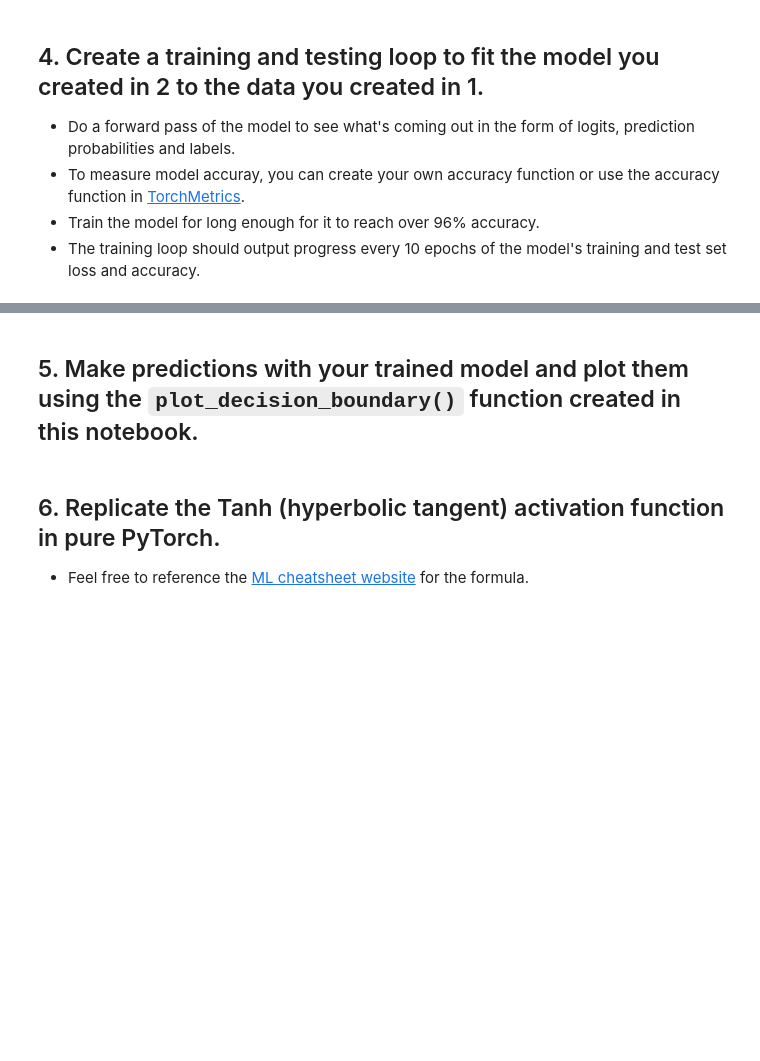
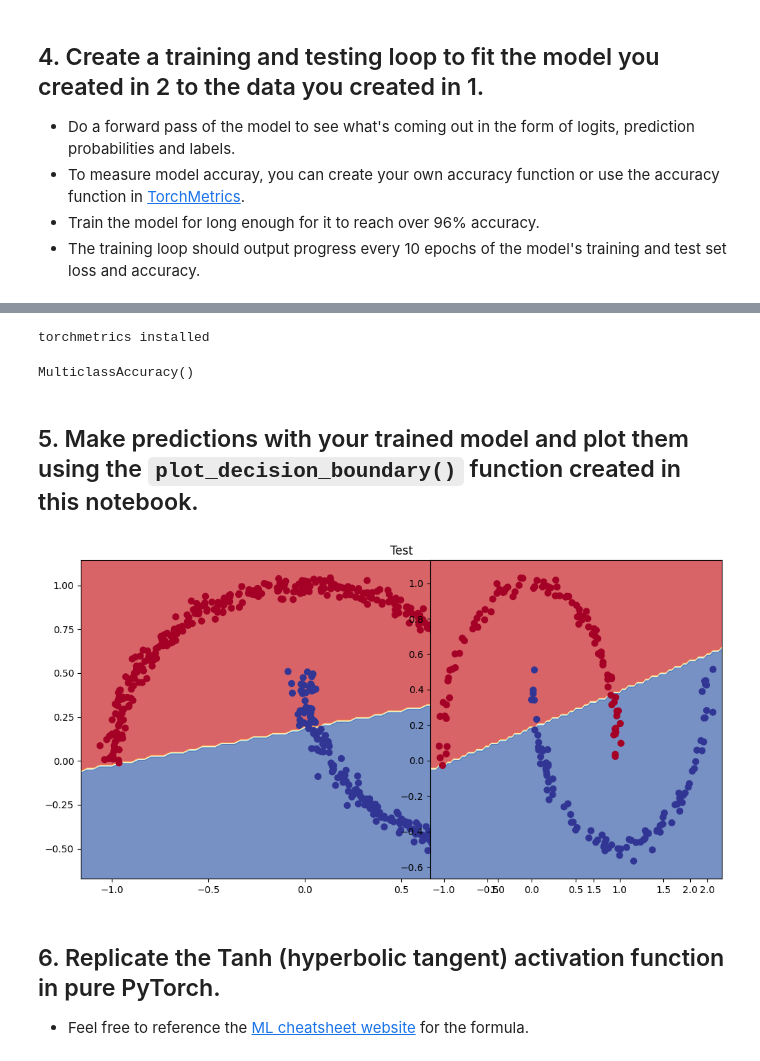
Before and after one commit to RishabhCodss/introduction-to-github, a Jupyter notebook: extras/exercises/02_pytorch_classification_exercises.ipynb, the cells around one changed output, grey strips where cells are left out. Cells and saved outputs as stored; diff of their text form; code cells hidden in the pictures; blank space fills up the shorter version.

Commit message:
complete BC model

```diff
--- a/extras/exercises/02_pytorch_classification_exercises.ipynb
+++ b/extras/exercises/02_pytorch_classification_exercises.ipynb
@@ -135,7 +134,9 @@ class MoonModelV0(nn.Module):
         self.layer = nn.Sequential(
             nn.Linear(in_features =2, out_features= 10),
             nn.Linear(in_features =10, out_features= 10),
+            nn.Linear(in_features =10, out_features= 10),
             nn.Linear(in_features =10, out_features= 1),
+            nn.ReLU(),
             nn.ReLU()
         )
 
@@ -161,4 +164,5 @@ MoonModelV0(
 loss_fn = nn.BCEWithLogitsLoss()
 # Setup optimizer to optimize model's parameters
 optimizer = torch.optim.SGD(params = model_0.parameters(),
-                            lr = 0.001)
+                            lr = 0.01)
+y_train.shape, X_train.shape
@@ -184,0 +177,6 @@ print("Pred labels:")
+# %%
+def accuracy_fn(y_true, y_pred):
+  correct = torch.eq(y_true,y_pred).sum().item()
+  acc= correct/len(y_pred) * 100
+
+  return acc
@@ -185,8 +248,18 @@ print("Pred labels:")
 # %%
 # Let's calculuate the accuracy using accuracy from TorchMetrics
-!pip -q install torchmetrics # Colab doesn't come with torchmetrics
-from torchmetrics import Accuracy
+try:
+
+  from torchmetrics import Accuracy
+  print(f"torchmetrics existed with the version {torchmetrics.__version__}")
+
+except:
+  !pip -q install torchmetrics
+  from torchmetrics import Accuracy
+  print("torchmetrics installed")
 
 ## TODO: Uncomment this code to use the Accuracy function
-# acc_fn = Accuracy(task="multiclass", num_classes=2).to(device) # send accuracy function to device
-# acc_fn
+acc_fn = Accuracy(task="multiclass", num_classes=2).to(device) # send accuracy function to device
+acc_fn
+# %% [output]
+torchmetrics installed
+MulticlassAccuracy()
@@ -284,3 +305,16 @@ def plot_decision_boundary(model, X, y):
+# %%
+# Plot decision boundaries for training and test sets
+
+plt.figure(figsize=(12,6))
+plt.title("Train")
+plt.subplot(1,1,1)
+plot_decision_boundary(model_0, X_train, y_train)
+
+plt.title("Test")
+plt.subplot(1,2,2)
+plot_decision_boundary(model_0, X_test, y_test)
+# %% [output]
+[figure, added]
 # %% [markdown]
 ## 6. Replicate the Tanh (hyperbolic tangent) activation function in pure PyTorch.
   * Feel free to reference the [ML cheatsheet website](https://ml-cheatsheet.readthedocs.io/en/latest/activation_functions.html#tanh) for the formula.
```
Also changed, not shown: parts of 15 cells of this notebook.
